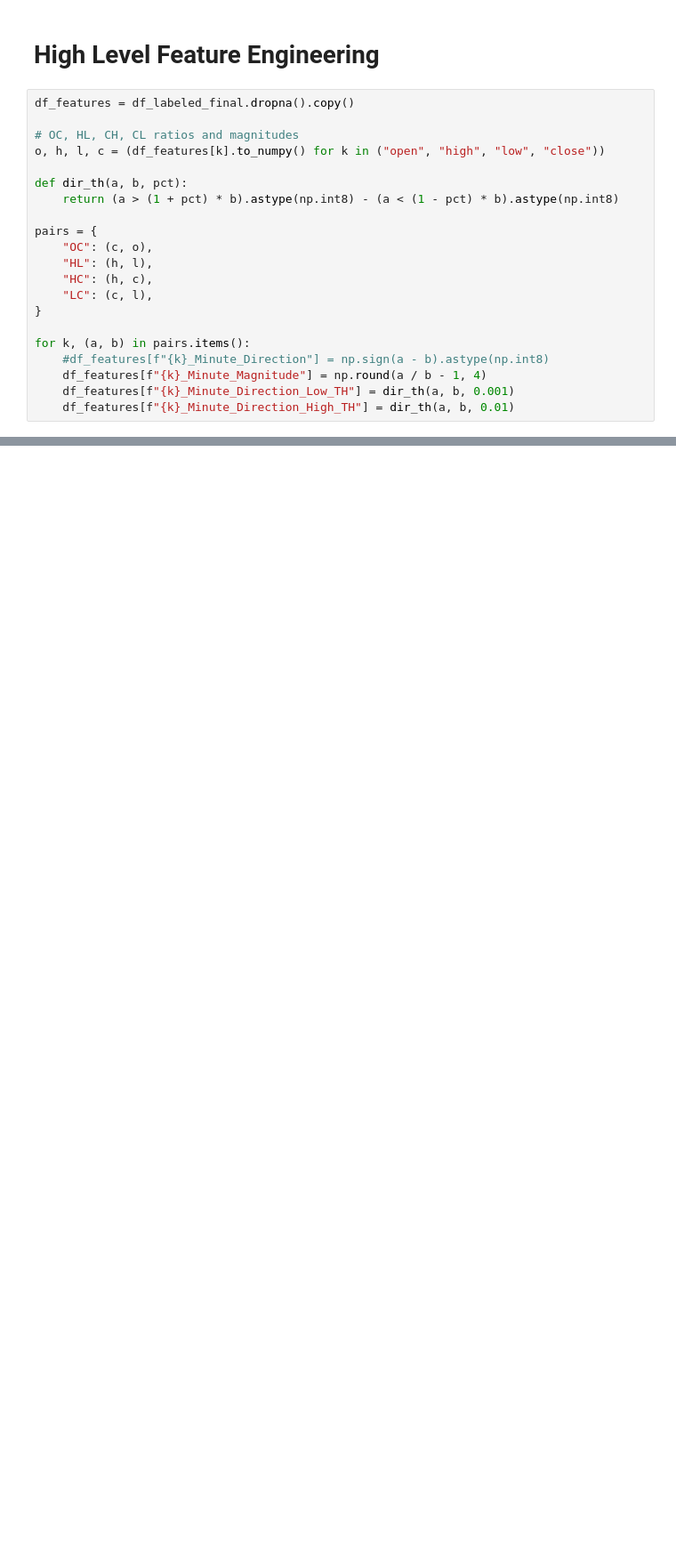
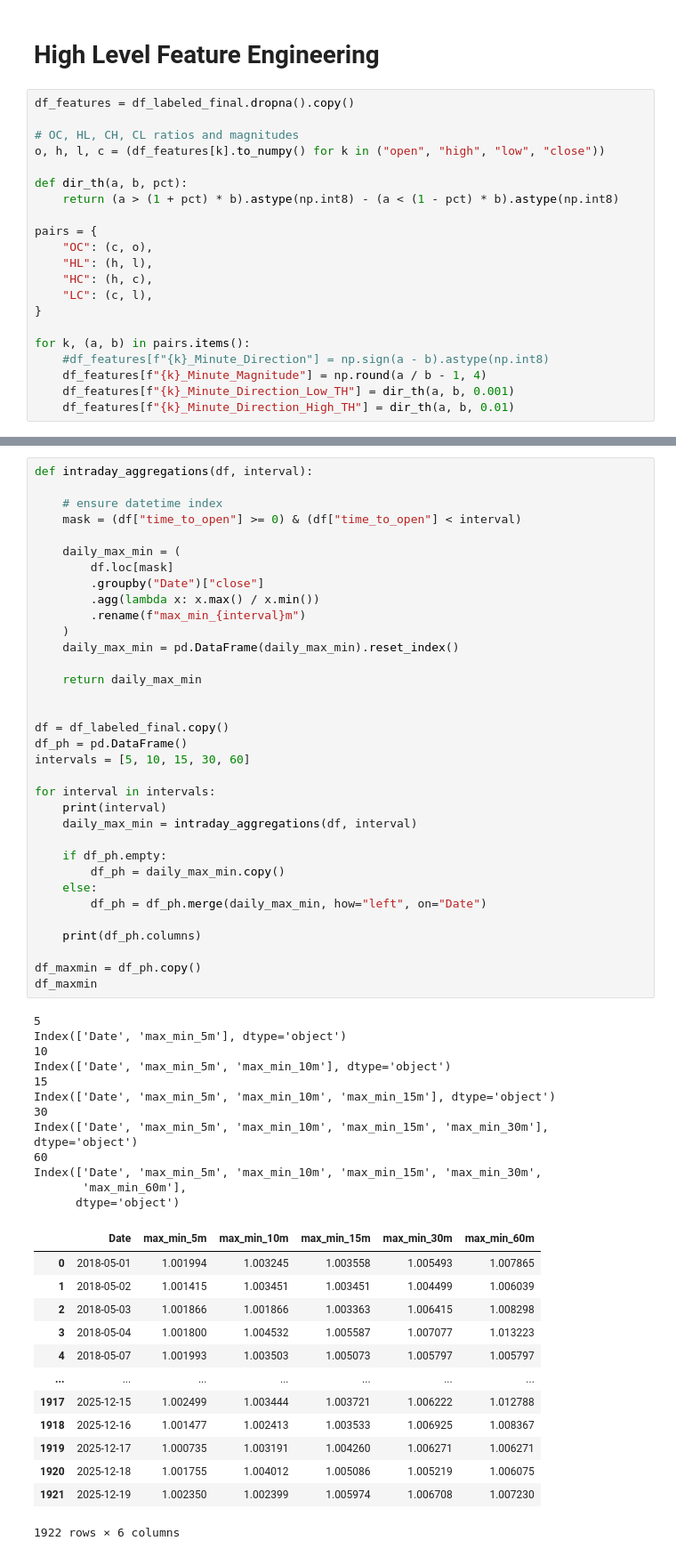
Before and after one commit to bchase17/Fracturion, a Jupyter notebook: Intraday_Model_Pipeline/pipeline_brett.ipynb, the cells around one changed output, grey strips where cells are left out. Shown at 89% size. Cells and saved outputs as stored; diff of their text form; blank space fills up the shorter version.

Commit message:
maxmin interval function

```diff
--- a/Intraday_Model_Pipeline/pipeline_brett.ipynb
+++ b/Intraday_Model_Pipeline/pipeline_brett.ipynb
@@ -219,0 +262,60 @@ session_detail_count
+# %%
+def intraday_aggregations(df, interval):
+
+    # ensure datetime index
+    mask = (df["time_to_open"] >= 0) & (df["time_to_open"] < interval)
+
+    daily_max_min = (
+        df.loc[mask]
+        .groupby("Date")["close"]
+        .agg(lambda x: x.max() / x.min())
+        .rename(f"max_min_{interval}m")
+    )
+    daily_max_min = pd.DataFrame(daily_max_min).reset_index()
+
+    return daily_max_min
+
+
+df = df_labeled_final.copy()
+df_ph = pd.DataFrame()
+intervals = [5, 10, 15, 30, 60]
+
+for interval in intervals:
+    print(interval)
+    daily_max_min = intraday_aggregations(df, interval)
+
+    if df_ph.empty:
+        df_ph = daily_max_min.copy()
+    else:
+        df_ph = df_ph.merge(daily_max_min, how="left", on="Date")
+
+    print(df_ph.columns)
+
+df_maxmin = df_ph.copy()
+df_maxmin
+# %% [output]
+5
+Index(['Date', 'max_min_5m'], dtype='object')
+10
+Index(['Date', 'max_min_5m', 'max_min_10m'], dtype='object')
+15
+Index(['Date', 'max_min_5m', 'max_min_10m', 'max_min_15m'], dtype='object')
+30
+Index(['Date', 'max_min_5m', 'max_min_10m', 'max_min_15m', 'max_min_30m'], dtype='object')
+60
+Index(['Date', 'max_min_5m', 'max_min_10m', 'max_min_15m', 'max_min_30m',
+       'max_min_60m'],
+      dtype='object')
+|  | Date | max_min_5m | max_min_10m | max_min_15m | max_min_30m | max_min_60m |
+| 0 | 2018-05-01 | 1.001994 | 1.003245 | 1.003558 | 1.005493 | 1.007865 |
+| 1 | 2018-05-02 | 1.001415 | 1.003451 | 1.003451 | 1.004499 | 1.006039 |
+| 2 | 2018-05-03 | 1.001866 | 1.001866 | 1.003363 | 1.006415 | 1.008298 |
+| 3 | 2018-05-04 | 1.001800 | 1.004532 | 1.005587 | 1.007077 | 1.013223 |
+| 4 | 2018-05-07 | 1.001993 | 1.003503 | 1.005073 | 1.005797 | 1.005797 |
+| ... | ... | ... | ... | ... | ... | ... |
+| 1917 | 2025-12-15 | 1.002499 | 1.003444 | 1.003721 | 1.006222 | 1.012788 |
+| 1918 | 2025-12-16 | 1.001477 | 1.002413 | 1.003533 | 1.006925 | 1.008367 |
+| 1919 | 2025-12-17 | 1.000735 | 1.003191 | 1.004260 | 1.006271 | 1.006271 |
+| 1920 | 2025-12-18 | 1.001755 | 1.004012 | 1.005086 | 1.005219 | 1.006075 |
+| 1921 | 2025-12-19 | 1.002350 | 1.002399 | 1.005974 | 1.006708 | 1.007230 |
+1922 rows × 6 columns
```
Also changed, not shown: parts of 8 cells of this notebook, 2 other files.
